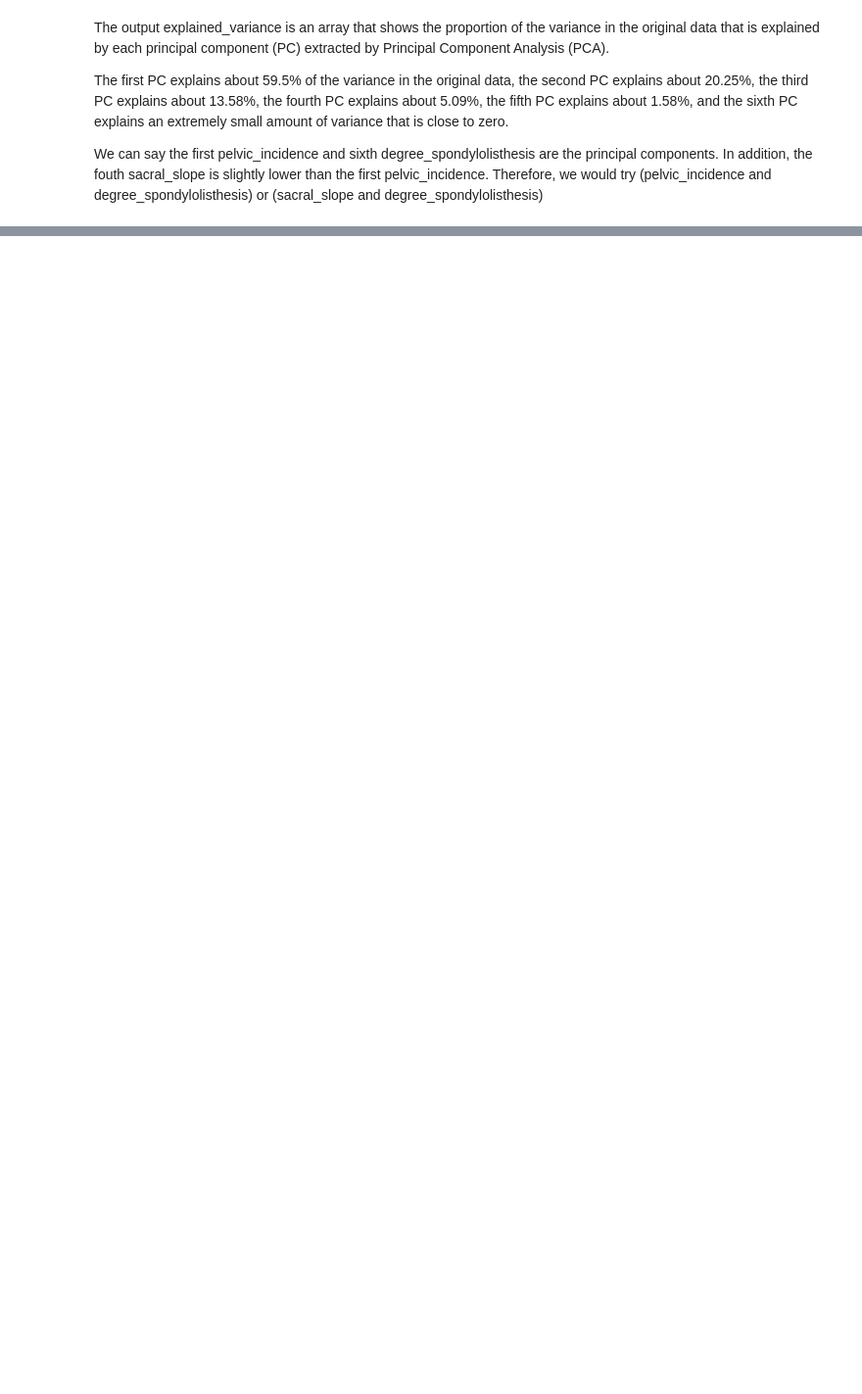
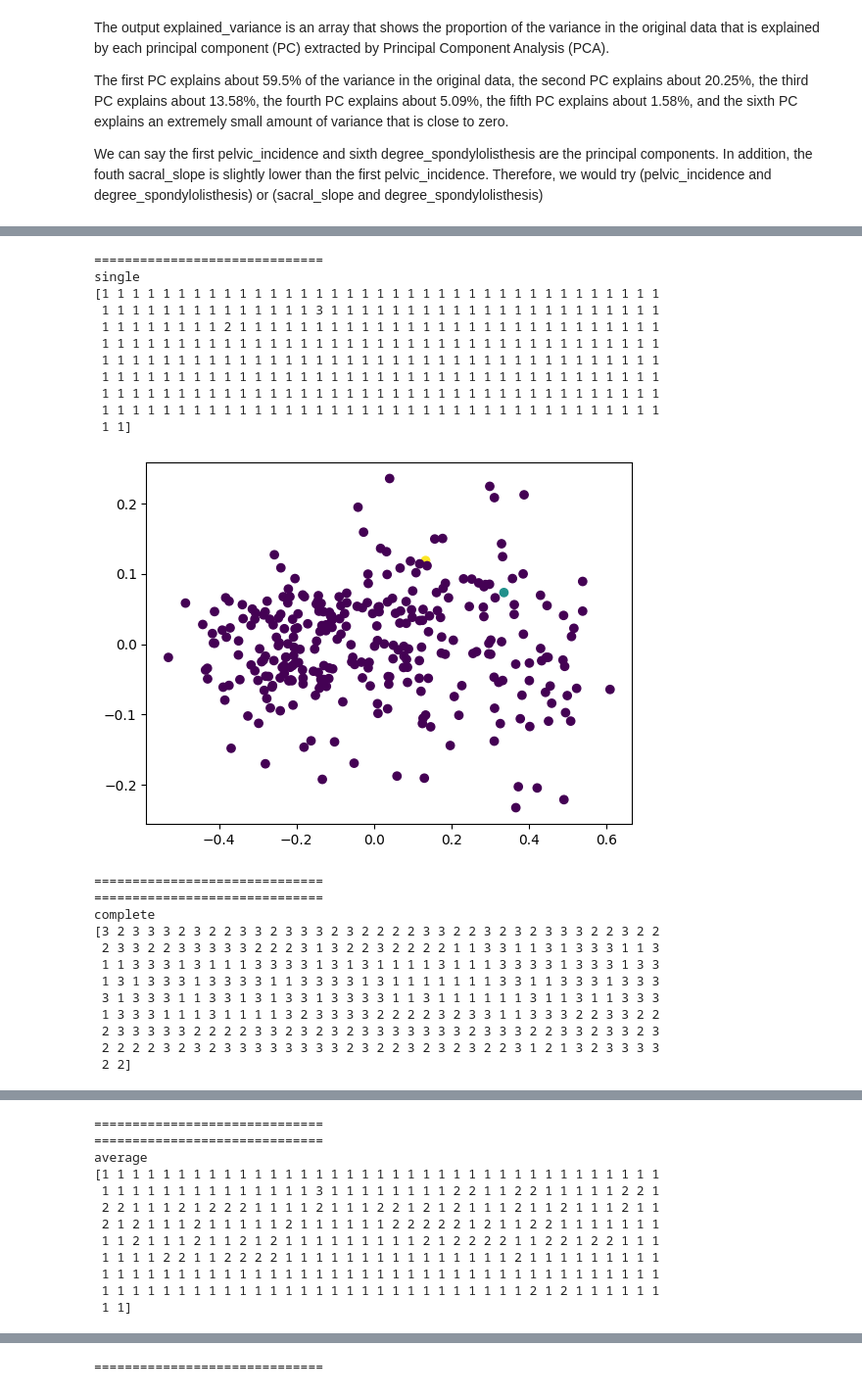
Before and after one commit to cityu-assignment/CS3481-assignment3, a Jupyter notebook: cs3481_asm.ipynb, the cells around one changed output, grey strips where cells are left out. Shown at 98% size. Saved outputs shown, nothing was run; the diff lists cells and outputs as text; code cells hidden in the pictures; blank space fills up the shorter version.

```diff
--- a/cs3481_asm.ipynb
+++ b/cs3481_asm.ipynb
@@ -132,6 +135,7 @@ print(X.shape)
 # Global Variable
 # %%
 all_z = []
+all_labels = []
 # %% [markdown]
 # Def Function
 # %%
@@ -180,7 +189,7 @@ def plotTruncatedClustering(Z):
   plt.ylabel('distance')
   plt.show()
 # %%
-def extractClustering(K):
+def extractClustering(data, K):
   names = ['single', 'complete', 'average']
 
   for i in range(3):
@@ -190,9 +199,10 @@ def extractClustering(K):
     print(names[i])
 
     print(kclusters)
+    all_labels.append(kclusters)
 
     fig, ax = plt.subplots()
-    plt.scatter(X[:,0],X[:,1],c=kclusters)
+    plt.scatter(data[:,0],data[:,1],c=kclusters)
     plt.show()
 
     print("="*30)
@@ -405,0 +486,27 @@ AttributeError: ignored
+# %%
+extractClustering(subset_attr.values, 3)
+# %% [output]
+==============================
+single
+[1 1 1 1 1 1 1 1 1 1 1 1 1 1 1 1 1 1 1 1 1 1 1 1 1 1 1 1 1 1 1 1 1 1 1 1 1
+ 1 1 1 1 1 1 1 1 1 1 1 1 1 1 3 1 1 1 1 1 1 1 1 1 1 1 1 1 1 1 1 1 1 1 1 1 1
+ 1 1 1 1 1 1 1 1 2 1 1 1 1 1 1 1 1 1 1 1 1 1 1 1 1 1 1 1 1 1 1 1 1 1 1 1 1
+ 1 1 1 1 1 1 1 1 1 1 1 1 1 1 1 1 1 1 1 1 1 1 1 1 1 1 1 1 1 1 1 1 1 1 1 1 1
+ 1 1 1 1 1 1 1 1 1 1 1 1 1 1 1 1 1 1 1 1 1 1 1 1 1 1 1 1 1 1 1 1 1 1 1 1 1
+ 1 1 1 1 1 1 1 1 1 1 1 1 1 1 1 1 1 1 1 1 1 1 1 1 1 1 1 1 1 1 1 1 1 1 1 1 1
+ 1 1 1 1 1 1 1 1 1 1 1 1 1 1 1 1 1 1 1 1 1 1 1 1 1 1 1 1 1 1 1 1 1 1 1 1 1
+ 1 1 1 1 1 1 1 1 1 1 1 1 1 1 1 1 1 1 1 1 1 1 1 1 1 1 1 1 1 1 1 1 1 1 1 1 1
+ 1 1]
+[figure, added]
+==============================
+==============================
+complete
+[3 2 3 3 3 2 3 2 2 3 3 2 3 3 3 2 3 2 2 2 2 3 3 2 2 3 2 3 2 3 3 3 2 2 3 2 2
+ 2 3 3 2 2 3 3 3 3 3 2 2 2 3 1 3 2 2 3 2 2 2 2 1 1 3 3 1 1 3 1 3 3 3 1 1 3
+ 1 1 3 3 3 1 3 1 1 1 3 3 3 3 1 3 1 3 1 1 1 1 3 1 1 1 3 3 3 3 1 3 3 3 1 3 3
+ 1 3 1 3 3 3 1 3 3 3 3 1 1 3 3 3 3 1 3 1 1 1 1 1 1 1 3 3 1 1 3 3 3 1 3 3 3
+ 3 1 3 3 3 1 1 3 3 1 3 1 3 3 1 3 3 3 3 1 1 3 1 1 1 1 1 1 3 1 1 3 1 1 3 3 3
+ 1 3 3 3 1 1 1 3 1 1 1 1 3 2 3 3 3 3 2 2 2 2 3 2 3 3 1 1 3 3 3 2 2 3 3 2 2
+ 2 3 3 3 3 3 2 2 2 2 3 3 2 3 2 3 2 3 3 3 3 3 3 3 2 3 3 3 2 2 3 3 2 3 3 2 3
+ 2 2 2 2 3 2 3 2 3 3 3 3 3 3 3 3 2 3 2 2 3 2 3 2 3 2 2 3 1 2 1 3 2 3 3 3 3
+ 2 2]
@@ -405,0 +514,12 @@ AttributeError: ignored
+==============================
+==============================
+average
+[1 1 1 1 1 1 1 1 1 1 1 1 1 1 1 1 1 1 1 1 1 1 1 1 1 1 1 1 1 1 1 1 1 1 1 1 1
+ 1 1 1 1 1 1 1 1 1 1 1 1 1 1 3 1 1 1 1 1 1 1 1 2 2 1 1 2 2 1 1 1 1 1 2 2 1
+ 2 2 1 1 1 2 1 2 2 2 1 1 1 1 2 1 1 1 2 2 1 2 1 2 1 1 1 2 1 1 2 1 1 1 2 1 1
+ 2 1 2 1 1 1 2 1 1 1 1 1 2 1 1 1 1 1 1 2 2 2 2 2 1 2 1 1 2 2 1 1 1 1 1 1 1
+ 1 1 2 1 1 1 2 1 1 2 1 2 1 1 1 1 1 1 1 1 1 2 1 2 2 2 2 1 1 2 2 1 2 2 1 1 1
+ 1 1 1 1 2 2 1 1 2 2 2 2 1 1 1 1 1 1 1 1 1 1 1 1 1 1 1 2 1 1 1 1 1 1 1 1 1
+ 1 1 1 1 1 1 1 1 1 1 1 1 1 1 1 1 1 1 1 1 1 1 1 1 1 1 1 1 1 1 1 1 1 1 1 1 1
+ 1 1 1 1 1 1 1 1 1 1 1 1 1 1 1 1 1 1 1 1 1 1 1 1 1 1 1 1 2 1 2 1 1 1 1 1 1
+ 1 1]
@@ -405,0 +527 @@ AttributeError: ignored
+==============================
```
Also changed, not shown: parts of 21 cells of this notebook.
